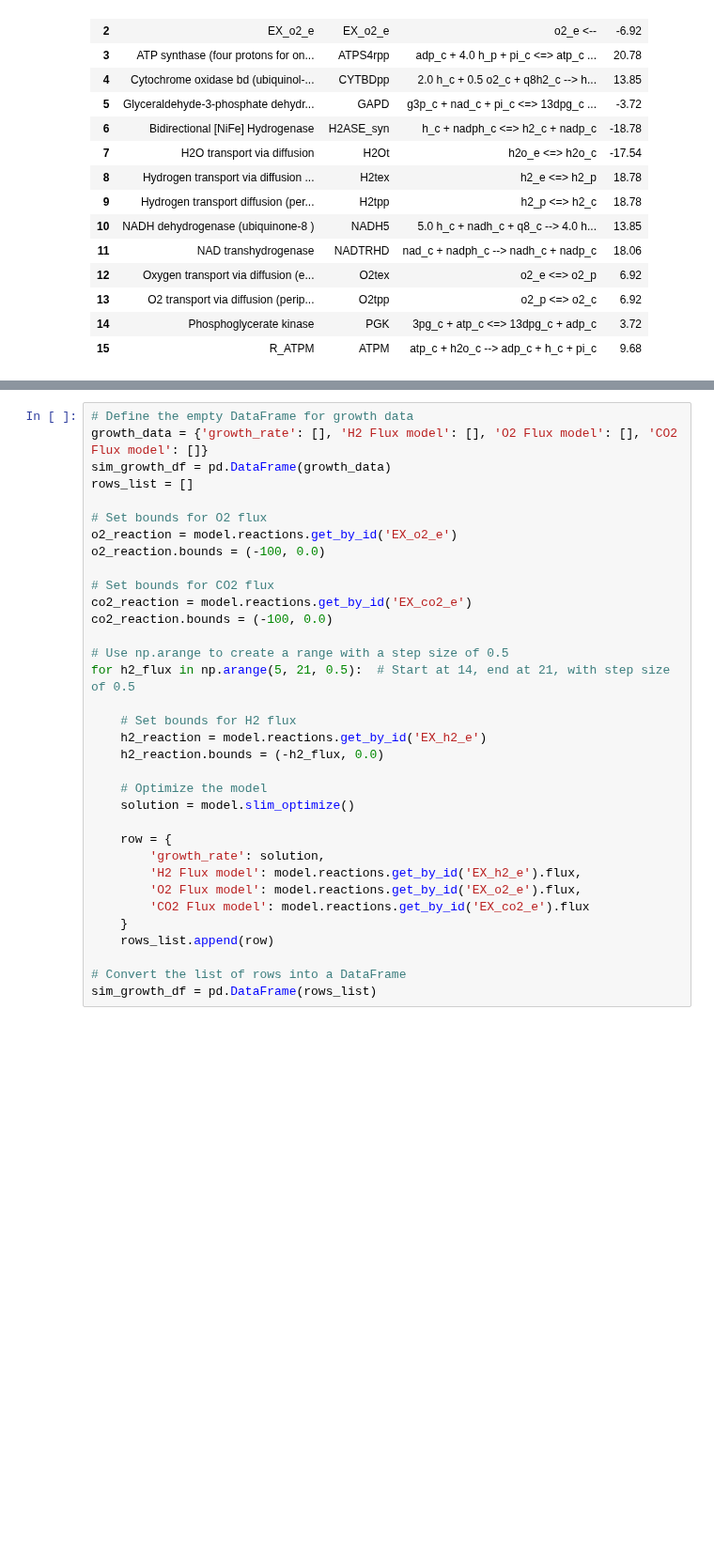
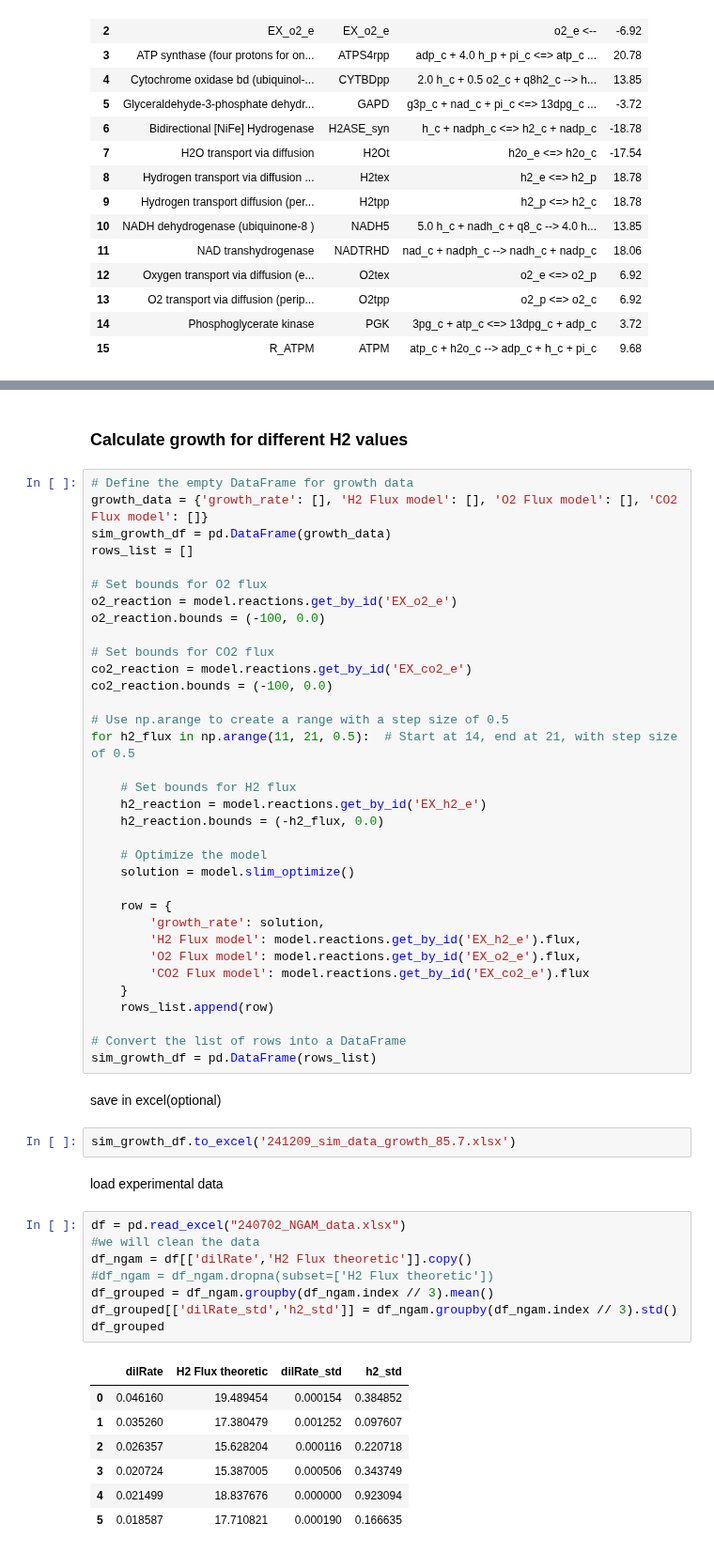
Before and after one commit to AzizBenA/iABA974_SoF1_GEM, a Jupyter notebook: jupyter_notebooks/Model_workshop.ipynb, the cells around one changed output, grey strips where cells are left out. Shown at 94% size. Drawn from its saved outputs; the diff is of its cells as text; blank space fills up the shorter version.

```diff
--- a/jupyter_notebooks/Model_workshop.ipynb
+++ b/jupyter_notebooks/Model_workshop.ipynb
@@ -242,3 +312,5 @@ create a dataframe of different h2 uptake rate depending of co2 uptake rate
+# %% [markdown]
+### Calculate growth for different H2 values
 # %%
 # Define the empty DataFrame for growth data
 growth_data = {'growth_rate': [], 'H2 Flux model': [], 'O2 Flux model': [], 'CO2 Flux model': []}
@@ -254,7 +326,7 @@ co2_reaction = model.reactions.get_by_id('EX_co2_e')
 co2_reaction.bounds = (-100, 0.0)
 
 # Use np.arange to create a range with a step size of 0.5
-for h2_flux in np.arange(5, 21, 0.5):  # Start at 14, end at 21, with step size of 0.5
+for h2_flux in np.arange(11, 21, 0.5):  # Start at 14, end at 21, with step size of 0.5
 
     # Set bounds for H2 flux
     h2_reaction = model.reactions.get_by_id('EX_h2_e')
@@ -273,4 +345,26 @@ for h2_flux in np.arange(5, 21, 0.5):  # Start at 14, end at 21, with step size
 
 # Convert the list of rows into a DataFrame
 sim_growth_df = pd.DataFrame(rows_list)
+# %% [markdown]
+save in excel(optional)
+# %%
+sim_growth_df.to_excel('241209_sim_data_growth_85.7.xlsx')
+# %% [markdown]
+load experimental data
+# %%
+df = pd.read_excel("240702_NGAM_data.xlsx")
+#we will clean the data
+df_ngam = df[['dilRate','H2 Flux theoretic']].copy()
+#df_ngam = df_ngam.dropna(subset=['H2 Flux theoretic'])
+df_grouped = df_ngam.groupby(df_ngam.index // 3).mean()
+df_grouped[['dilRate_std','h2_std']] = df_ngam.groupby(df_ngam.index // 3).std()
+df_grouped
+# %% [output]
+|  | dilRate | H2 Flux theoretic | dilRate_std | h2_std |
+| 0 | 0.046160 | 19.489454 | 0.000154 | 0.384852 |
+| 1 | 0.035260 | 17.380479 | 0.001252 | 0.097607 |
+| 2 | 0.026357 | 15.628204 | 0.000116 | 0.220718 |
+| 3 | 0.020724 | 15.387005 | 0.000506 | 0.343749 |
+| 4 | 0.021499 | 18.837676 | 0.000000 | 0.923094 |
+| 5 | 0.018587 | 17.710821 | 0.000190 | 0.166635 |
 # %% [markdown]
```
Also changed, not shown: parts of 33 cells of this notebook, 2 other files.
